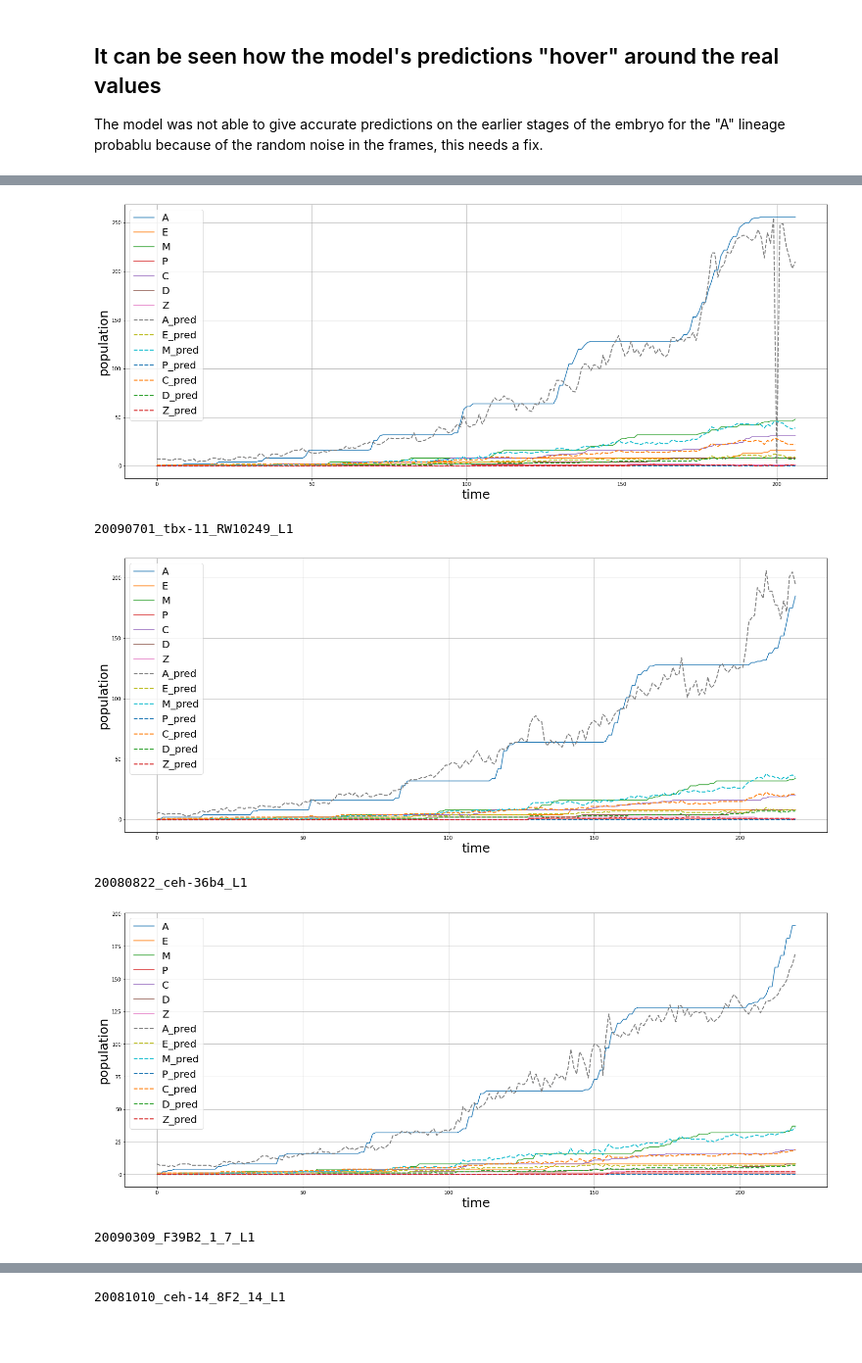
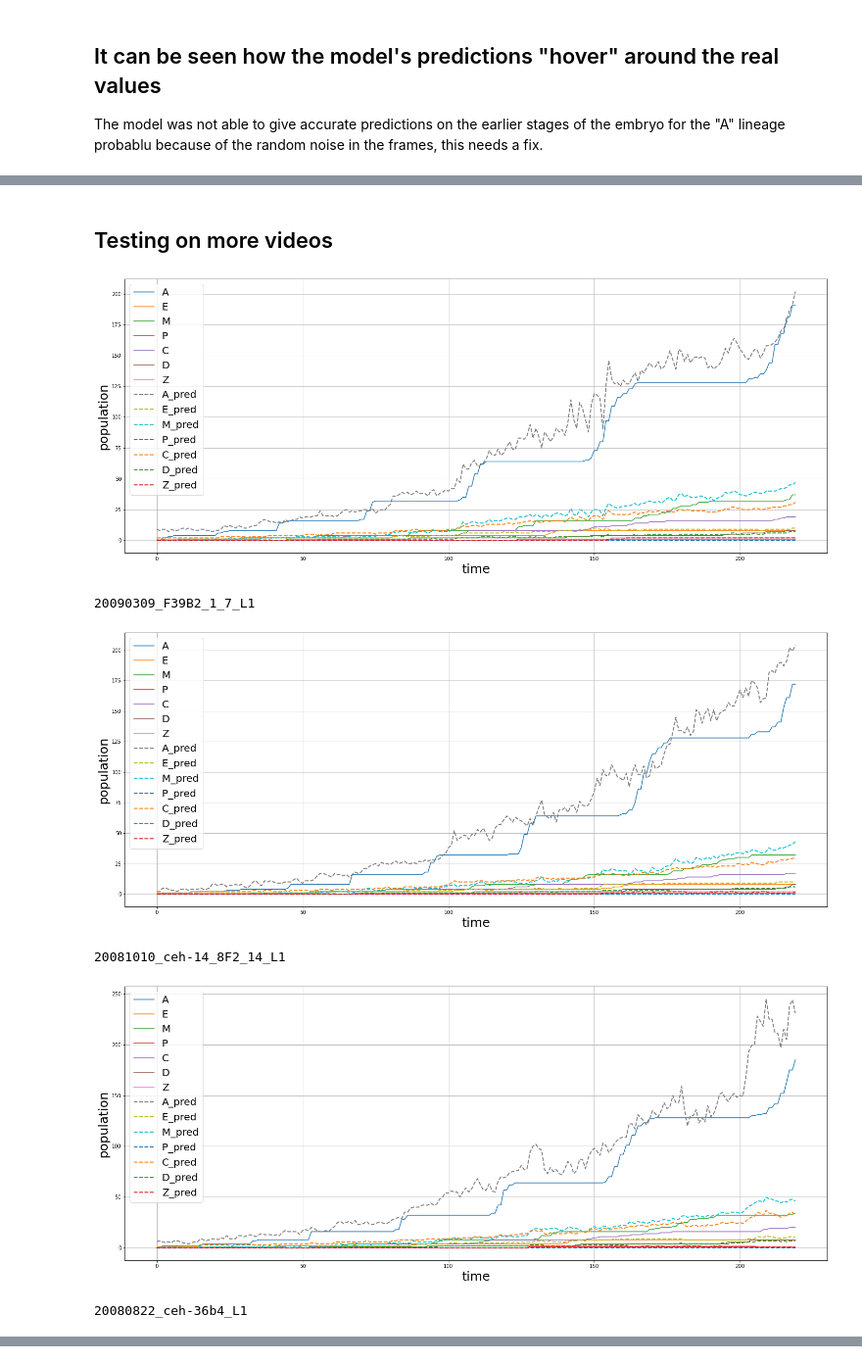
Before and after one commit to devoworm/GSoC-2020, a Jupyter notebook: Pre-trained Models (DevLearning)/notebooks/embryo_analysis/video_analysis/estimate_cell_family_population.ipynb, the cells around one changed output, grey strips where cells are left out. Shown at 98% size. Drawn from its saved outputs; the diff is of its cells as text; code cells hidden in the pictures; blank space fills up the shorter version.

```diff
--- a/Pre-trained Models (DevLearning)/notebooks/embryo_analysis/video_analysis/estimate_cell_family_population.ipynb
+++ b/Pre-trained Models (DevLearning)/notebooks/embryo_analysis/video_analysis/estimate_cell_family_population.ipynb
@@ -51,16 +86,3 @@ This was fixed by normalising all the columns within `[-1. ,1.]`, so that all of
 We had to use the `sklearn.preprocessing.MinMaxScaler` to scale all the columns in the dataframe. The scaled training data gets saved as [scaled_training_data.csv](https://github.com/devoworm/GSoC-2020/blob/master/Pre-trained%20Models%20(DevLearning)/notebooks/embryo_analysis/video_analysis/data/scaled_training_data.csv).
 
 *Note: If you want the frames associated with the metadata given above, do contact any one of the [contributors](https://github.com/devoworm/GSoC-2020/graphs/contributors) from the Devoworm GSoC 2020 repo*
-# %%
-df = pd.read_csv("mini_clean_training_data.csv")
-
-a_pop_lower_limit = 0
-
-look_for_tag = "L1"
-
-df = df[df["A"] >= a_pop_lower_limit]
-
-df = df[df["filenames"].str.contains(look_for_tag) == True]
-
-
-print(df.info())
@@ -600,4 +528,2 @@ torch.save(model.state_dict(), save_path)
 # %% [markdown]
 ## Loading up the trained model further inferences
-# %%
-model.load_state_dict(torch.load(save_path))
@@ -605,0 +530,2 @@ model.load_state_dict(torch.load(save_path))
+# %%
+model.load_state_dict(torch.load("/content/drive/My Drive/models/working_real_well_clean_data_estimate_lineage_population_resnet18.pt"))  ## This is another model that was trained, same thing basically
@@ -606,6 +538,6 @@ model.load_state_dict(torch.load(save_path))
 # %%
 df_test = pd.read_csv("scaled_training_data.csv")
-look_for_tag = "20090701_tbx-11_RW10249_L1"
+look_for_tag = "20090309_F39B2_1_7_L1"
 
 df_single_cell = df_test[df_test['filenames'].str.contains(look_for_tag)].head(220)
 df_single_cell.info()
@@ -682,3 +604,5 @@ plt.grid()
+# %% [markdown]
+## Testing on more videos
 # %%
 def researcher_vs_model(look_for_tag):
 
@@ -722,25 +646,21 @@ def researcher_vs_model(look_for_tag):
     plt.grid()
     plt.show()
 # %%
-clean_tags = ['20071210_rw10029_norfpxx',
-              '20090701_tbx-11_RW10249_L1',
-              '20080822_ceh-36b4_L1',
-              '030906_dyf7red',
+clean_tags = [
               '20090309_F39B2_1_7_L1',
-              '20080305_c50f7_5_7',
-              '20070801_hnd-1_F396',
               '20081010_ceh-14_8F2_14_L1',
+              '20080822_ceh-36b4_L1'
               ]
 for tag in clean_tags:
     try:
         researcher_vs_model(tag)
         print(tag)
     except:
         pass
 # %% [output]
-[figure, old version]
+[figure, new version]
-20090701_tbx-11_RW10249_L1
+20090309_F39B2_1_7_L1
-[figure, old version]
+[figure, new version]
-20080822_ceh-36b4_L1
+20081010_ceh-14_8F2_14_L1
-[figure, old version]
+[figure, new version]
-20090309_F39B2_1_7_L1
+20080822_ceh-36b4_L1
@@ -748 +666,0 @@ for tag in clean_tags:
-20081010_ceh-14_8F2_14_L1
```
Also changed, not shown: parts of 71 cells of this notebook.
